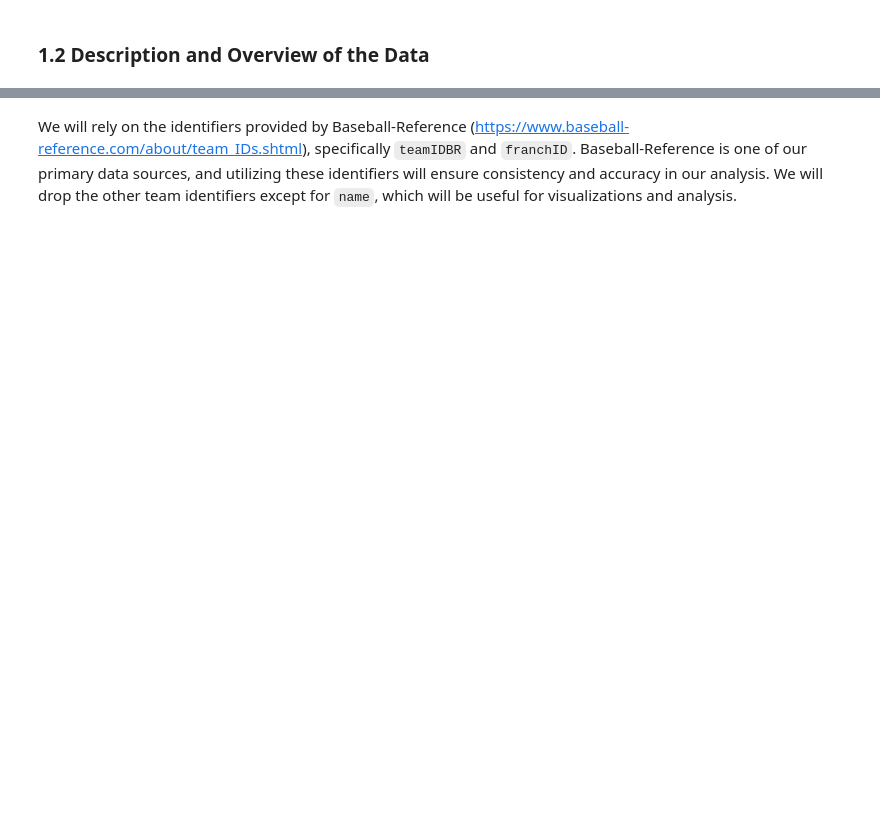
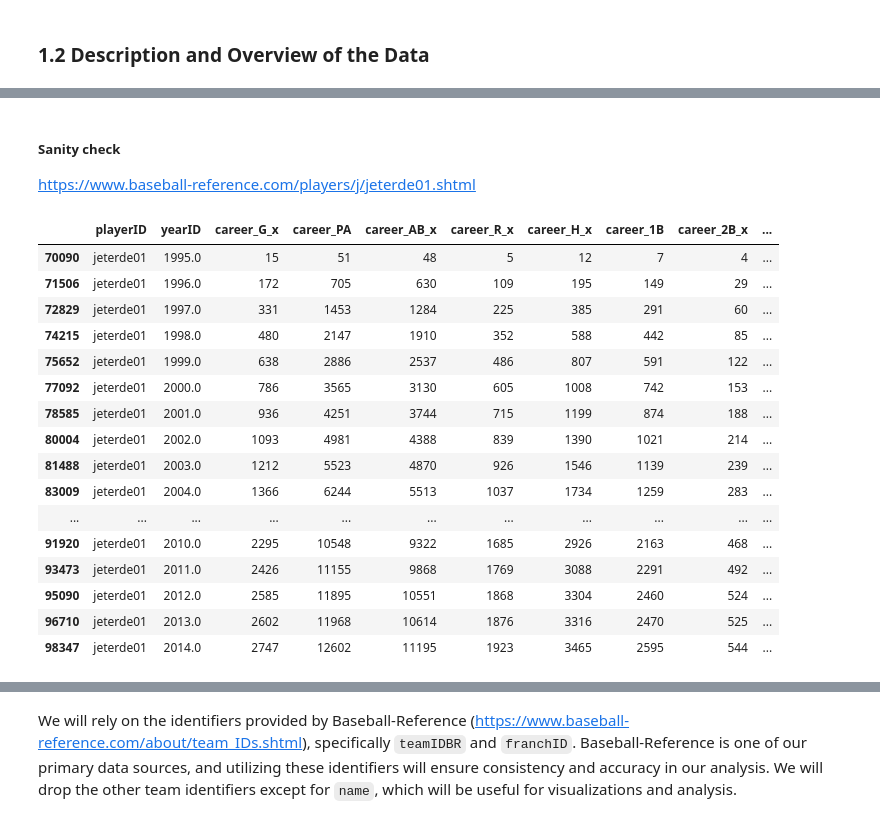
Before and after one commit to MemoGJ/Hector_G_Capstone, a Jupyter notebook: Week_2_Data_Preprocessing.ipynb, the cells around one changed output, grey strips where cells are left out. Cells and saved outputs as stored; diff of their text form; code cells hidden in the pictures; blank space fills up the shorter version.

```diff
--- a/Week_2_Data_Preprocessing.ipynb
+++ b/Week_2_Data_Preprocessing.ipynb
@@ -484,0 +312,65 @@ dtype: int64
+# %%
+# Add cumulative columns
+
+# Empty list to store the cumulative columns names
+cumulative_sum_cols = []
+cumulative_mean_cols = []
+
+# Function to add cumulative columns
+def add_cumulative_sum(df, list_of_cols):
+    for col in list_of_cols:
+        new_col_name = 'career_' + col
+        df[new_col_name] = df.groupby(['playerID'])[col].cumsum()
+        if col != 'WAR':
+            df[new_col_name] = df[new_col_name].fillna(0).astype(int)
+        cumulative_sum_cols.append(new_col_name)
+
+# Add cumulative sum columns
+columns_to_sum = ['G_x', 'PA', 'AB_x', 'R_x', 'H_x', '1B', '2B_x', '3B_x', 'HR_x', 'RBI', 'SB_x', 'CS_x', 'BB_x', 'SO_x', 'IBB', 'HBP_x', 'SH', 'SF_x', 'GIDP', 'TB', 'WAR']
+add_cumulative_sum(df, columns_to_sum)
+
+# Add cumulative mean columns (Batting Average, On Base Percentage, Slugging Percentage, On Base Plus Slugging, BABIP)
+# Batting Average (BA)
+df['career_BA'] = round(df.groupby(['playerID'])['H_x'].cumsum() / df.groupby(['playerID'])['AB_x'].cumsum(), 3)
+cumulative_mean_cols.append('career_BA')
+
+# On Base Percentage (OBP)
+df['career_OBP'] = round((df.groupby(['playerID'])['H_x'].cumsum() + df.groupby(['playerID'])['BB_x'].cumsum() + df.groupby(['playerID'])['HBP_x'].cumsum()) / (df.groupby(['playerID'])['AB_x'].cumsum() + df.groupby(['playerID'])['BB_x'].cumsum() + df.groupby(['playerID'])['HBP_x'].cumsum() + df.groupby(['playerID'])['SF_x'].cumsum()), 3)
+cumulative_mean_cols.append('career_OBP')
+
+# Slugging Percentage (SLG)
+df['career_SLG'] = round((df.groupby(['playerID'])['1B'].cumsum() + 2*df.groupby(['playerID'])['2B_x'].cumsum() + 3*df.groupby(['playerID'])['3B_x'].cumsum() + 4*df.groupby(['playerID'])['HR_x'].cumsum()) / df.groupby(['playerID'])['AB_x'].cumsum(), 3)
+cumulative_mean_cols.append('career_SLG')
+
+# On Base Plus Slugging (OPS)
+df['career_OPS'] = round(df['career_OBP'] + df['career_SLG'], 3)
+cumulative_mean_cols.append('career_OPS')
+
+# Batting Average on Balls in Play (BABIP)
+df['career_BABIP'] = round((df.groupby(['playerID'])['H_x'].cumsum() - df.groupby(['playerID'])['HR_x'].cumsum()) / (df.groupby(['playerID'])['AB_x'].cumsum() - df.groupby(['playerID'])['SO_x'].cumsum() - df.groupby(['playerID'])['HR_x'].cumsum() + df.groupby(['playerID'])['SF_x'].cumsum()), 3)
+cumulative_mean_cols.append('career_BABIP')
+# %% [markdown]
+##### Sanity check
+
+https://www.baseball-reference.com/players/j/jeterde01.shtml
+# %%
+# Sanity check, Derek Jeter's new cumulative sum columns
+df[df['playerID'] == 'jeterde01'][['playerID', 'yearID', 'career_G_x', 'career_PA', 'career_AB_x', 'career_R_x', 'career_H_x', 'career_1B', 'career_2B_x', 'career_3B_x', 'career_HR_x', 'career_RBI', 'career_SB_x', 'career_CS_x', 'career_BB_x', 'career_SO_x', 'career_IBB', 'career_HBP_x', 'career_SH', 'career_SF_x', 'career_GIDP', 'career_TB', 'career_WAR']]
+# %% [output]
+|  | playerID | yearID | career_G_x | career_PA | career_AB_x | career_R_x | career_H_x | career_1B | career_2B_x | ... |
+| 70090 | jeterde01 | 1995.0 | 15 | 51 | 48 | 5 | 12 | 7 | 4 | ... |
+| 71506 | jeterde01 | 1996.0 | 172 | 705 | 630 | 109 | 195 | 149 | 29 | ... |
+| 72829 | jeterde01 | 1997.0 | 331 | 1453 | 1284 | 225 | 385 | 291 | 60 | ... |
+| 74215 | jeterde01 | 1998.0 | 480 | 2147 | 1910 | 352 | 588 | 442 | 85 | ... |
+| 75652 | jeterde01 | 1999.0 | 638 | 2886 | 2537 | 486 | 807 | 591 | 122 | ... |
+| 77092 | jeterde01 | 2000.0 | 786 | 3565 | 3130 | 605 | 1008 | 742 | 153 | ... |
+| 78585 | jeterde01 | 2001.0 | 936 | 4251 | 3744 | 715 | 1199 | 874 | 188 | ... |
+| 80004 | jeterde01 | 2002.0 | 1093 | 4981 | 4388 | 839 | 1390 | 1021 | 214 | ... |
+| 81488 | jeterde01 | 2003.0 | 1212 | 5523 | 4870 | 926 | 1546 | 1139 | 239 | ... |
+| 83009 | jeterde01 | 2004.0 | 1366 | 6244 | 5513 | 1037 | 1734 | 1259 | 283 | ... |
+| ... | ... | ... | ... | ... | ... | ... | ... | ... | ... | ... |
+| 91920 | jeterde01 | 2010.0 | 2295 | 10548 | 9322 | 1685 | 2926 | 2163 | 468 | ... |
+| 93473 | jeterde01 | 2011.0 | 2426 | 11155 | 9868 | 1769 | 3088 | 2291 | 492 | ... |
+| 95090 | jeterde01 | 2012.0 | 2585 | 11895 | 10551 | 1868 | 3304 | 2460 | 524 | ... |
+| 96710 | jeterde01 | 2013.0 | 2602 | 11968 | 10614 | 1876 | 3316 | 2470 | 525 | ... |
+| 98347 | jeterde01 | 2014.0 | 2747 | 12602 | 11195 | 1923 | 3465 | 2595 | 544 | ... |
```
Also changed, not shown: parts of 181 cells of this notebook, 21 other files.
